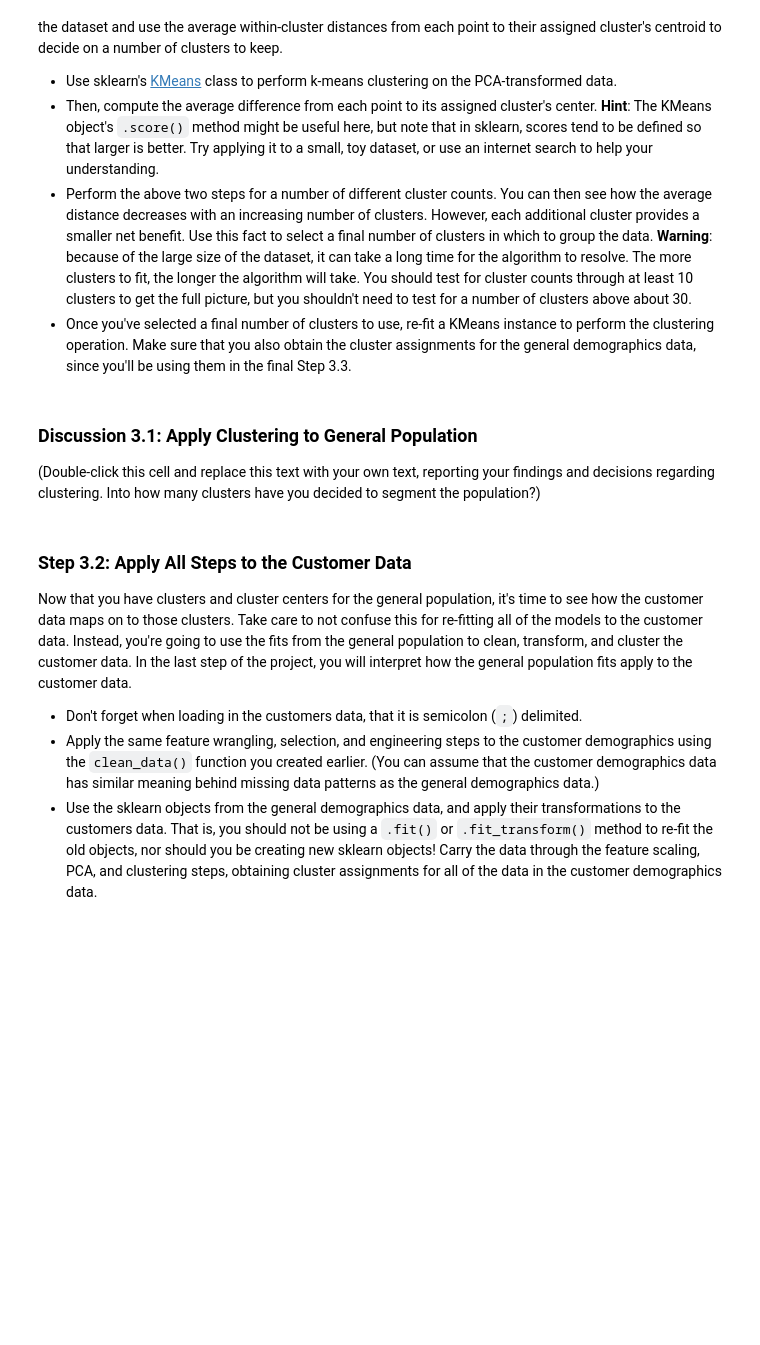
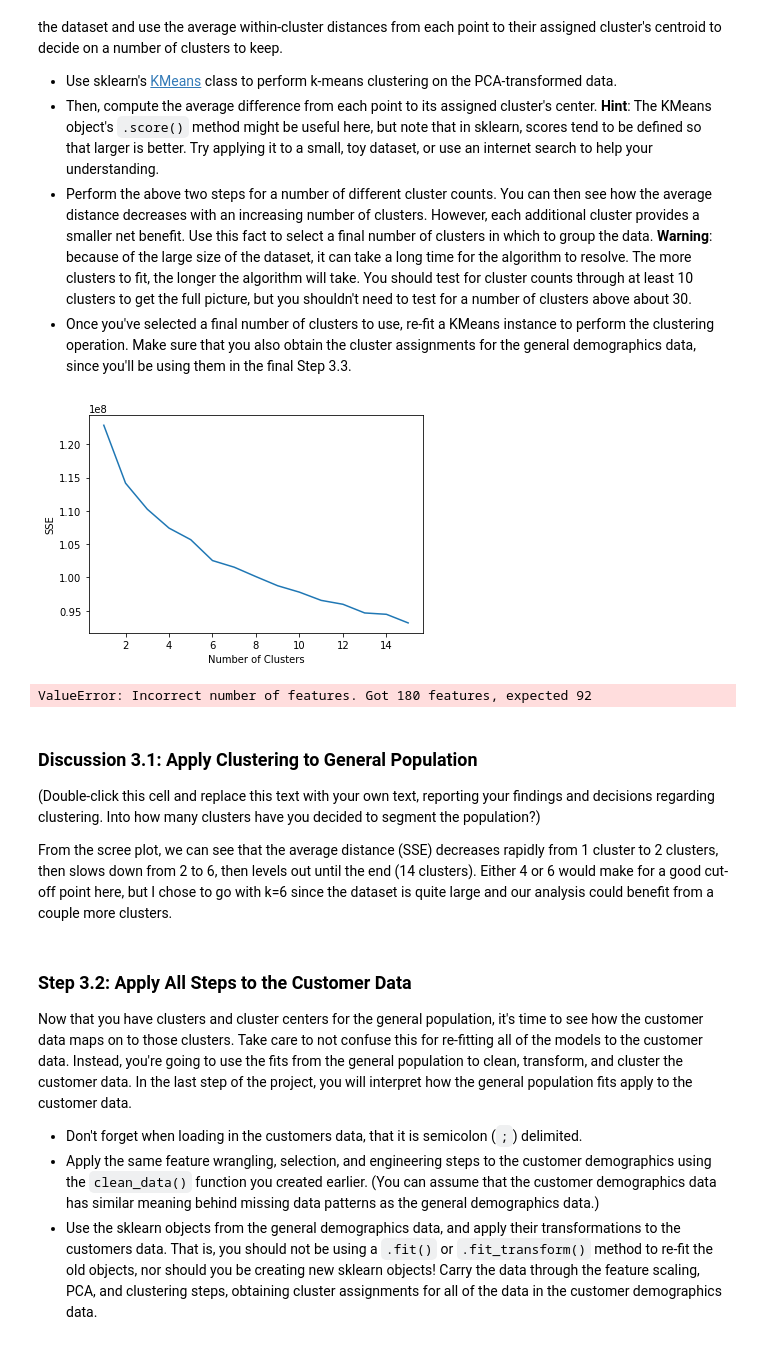
Before and after one commit to alexgeorgousis/customer-segments, a Jupyter notebook: Identify_Customer_Segments.ipynb, the cells around one changed output. Saved outputs shown, nothing was run; the diff lists cells and outputs as text; code cells hidden in the pictures; blank space fills up the shorter version.

```diff
--- a/Identify_Customer_Segments.ipynb
+++ b/Identify_Customer_Segments.ipynb
@@ -719,23 +834,42 @@ You've assessed and cleaned the demographics data, then scaled and transformed t
 - Perform the above two steps for a number of different cluster counts. You can then see how the average distance decreases with an increasing number of clusters. However, each additional cluster provides a smaller net benefit. Use this fact to select a final number of clusters in which to group the data. **Warning**: because of the large size of the dataset, it can take a long time for the algorithm to resolve. The more clusters to fit, the longer the algorithm will take. You should test for cluster counts through at least 10 clusters to get the full picture, but you shouldn't need to test for a number of clusters above about 30.
 - Once you've selected a final number of clusters to use, re-fit a KMeans instance to perform the clustering operation. Make sure that you also obtain the cluster assignments for the general demographics data, since you'll be using them in the final Step 3.3.
 # %%
+cluster_counts = np.arange(1, 16)
+scores = []
+
 # Over a number of different cluster counts...
-
+for k in cluster_counts:
 
     # run k-means clustering on the data and...
-
+    kmeans = KMeans(n_clusters=k).fit(below_thresh_pca)
 
     # compute the average within-cluster distances.
+    scores.append(np.abs(kmeans.score(below_thresh_pca)))
 # %%
 # Investigate the change in within-cluster distance across number of clusters.
 # HINT: Use matplotlib's plot function to visualize this relationship.
+
+plt.plot(cluster_counts, scores)
+plt.xlabel("Number of Clusters")
+plt.ylabel("SSE")
+plt.show()
+# %% [output]
+[figure, added]
 # %%
 # Re-fit the k-means model with the selected number of clusters and obtain
 # cluster predictions for the general population demographics data.
+
+final_k = 6
+kmeans = KMeans(n_clusters=final_k).fit(below_thresh_pca)
+population_clusters = kmeans.transform(below_thresh)
+# %% [output]
+ValueError: Incorrect number of features. Got 180 features, expected 92
 # %% [markdown]
 ### Discussion 3.1: Apply Clustering to General Population
 
 (Double-click this cell and replace this text with your own text, reporting your findings and decisions regarding clustering. Into how many clusters have you decided to segment the population?)
+
+From the scree plot, we can see that the average distance (SSE) decreases rapidly from 1 cluster to 2 clusters, then slows down from 2 to 6, then levels out until the end (14 clusters). Either 4 or 6 would make for a good cut-off point here, but I chose to go with k=6 since the dataset is quite large and our analysis could benefit from a couple more clusters.
 # %% [markdown]
 ### Step 3.2: Apply All Steps to the Customer Data
 
```
Also changed, not shown: parts of 17 cells of this notebook.
